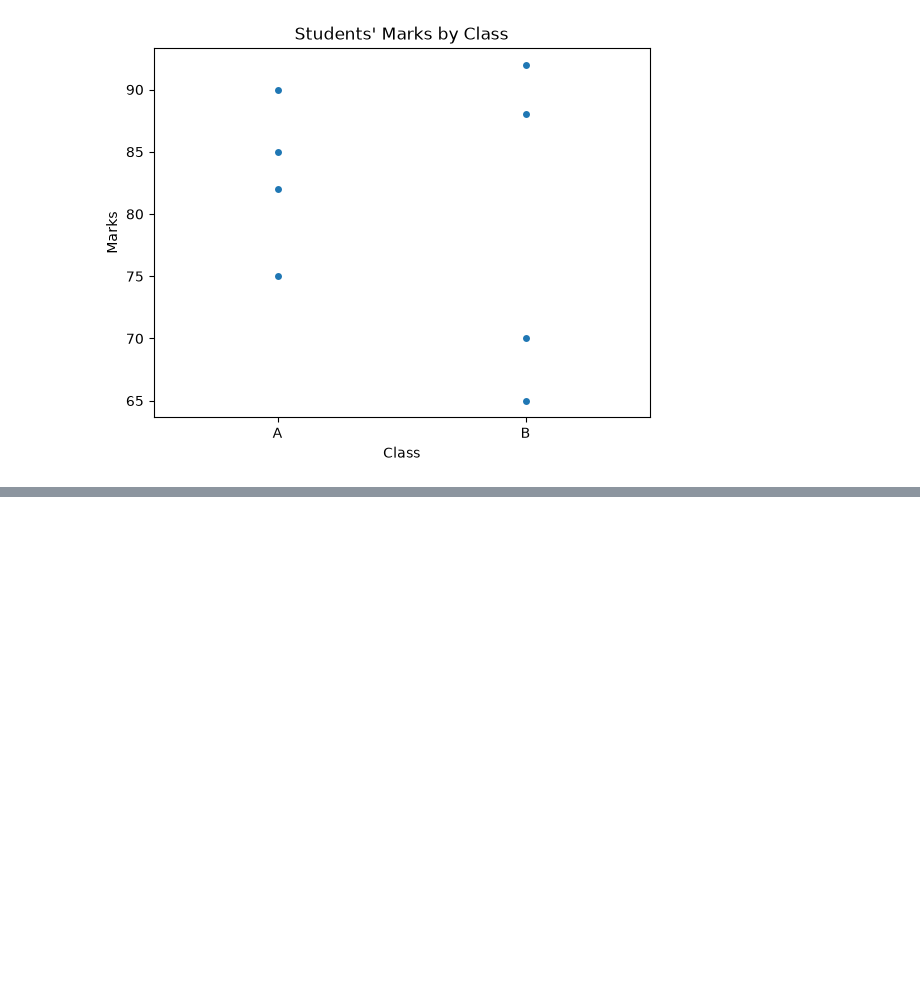
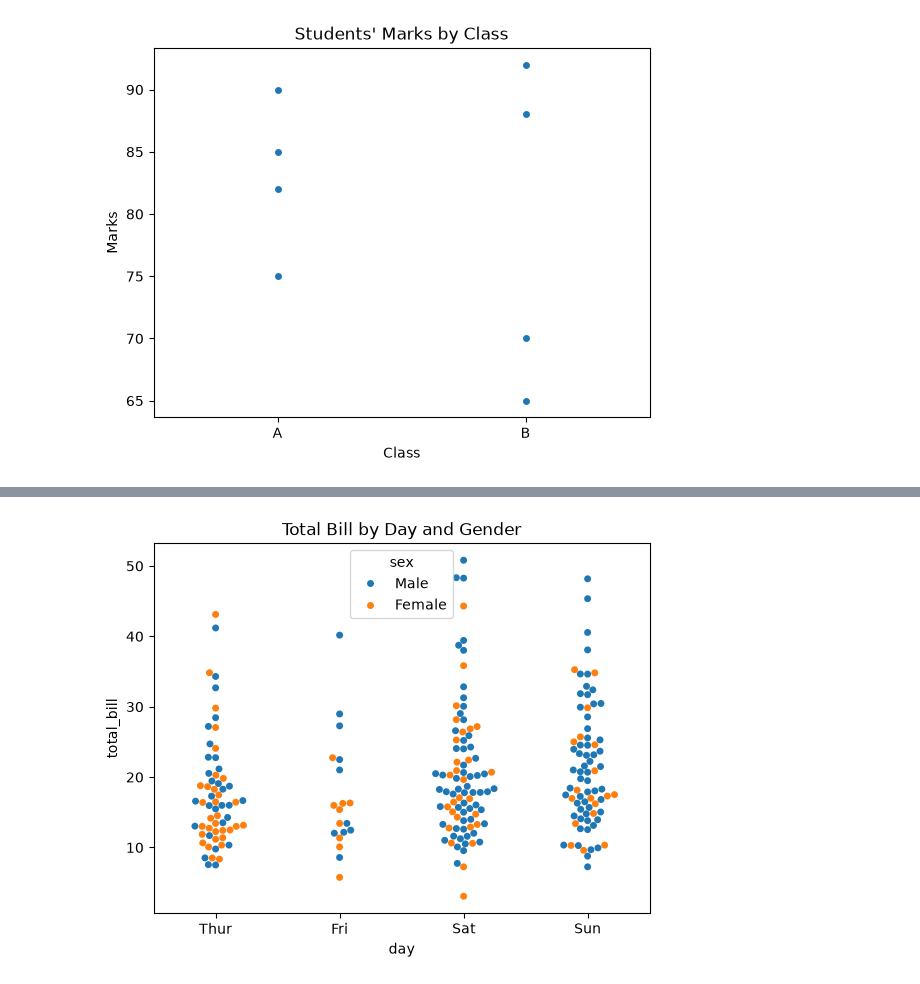
Before and after one commit to ayshamehek/Python-Data-Science-Libraries, a Jupyter notebook: seaborn/into.ipynb, the cells around one changed output, grey strips where cells are left out. Drawn from its saved outputs; the diff is of its cells as text; code cells hidden in the pictures; blank space fills up the shorter version.

```diff
--- a/seaborn/into.ipynb
+++ b/seaborn/into.ipynb
@@ -114,0 +135,17 @@ plt.show()
+# %%
+import seaborn as sns
+import matplotlib.pyplot as plt
+
+tips = sns.load_dataset("tips")
+
+sns.swarmplot(
+    x="day",
+    y="total_bill",
+    hue="sex",
+    data=tips
+)
+
+plt.title("Total Bill by Day and Gender")
+plt.show()
+# %% [output]
+[figure, added]
```
Also changed, not shown: parts of 1 cell of this notebook, 1 other file.
